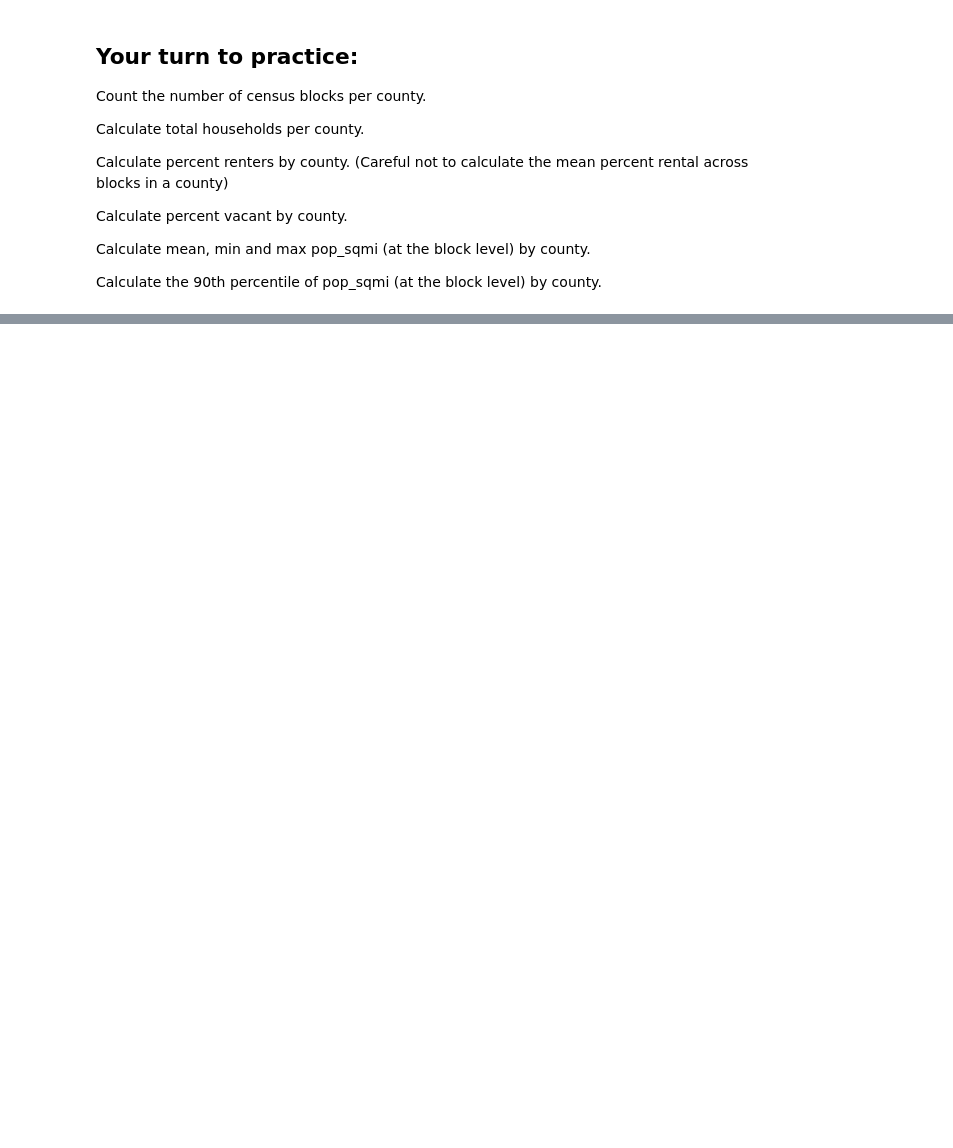
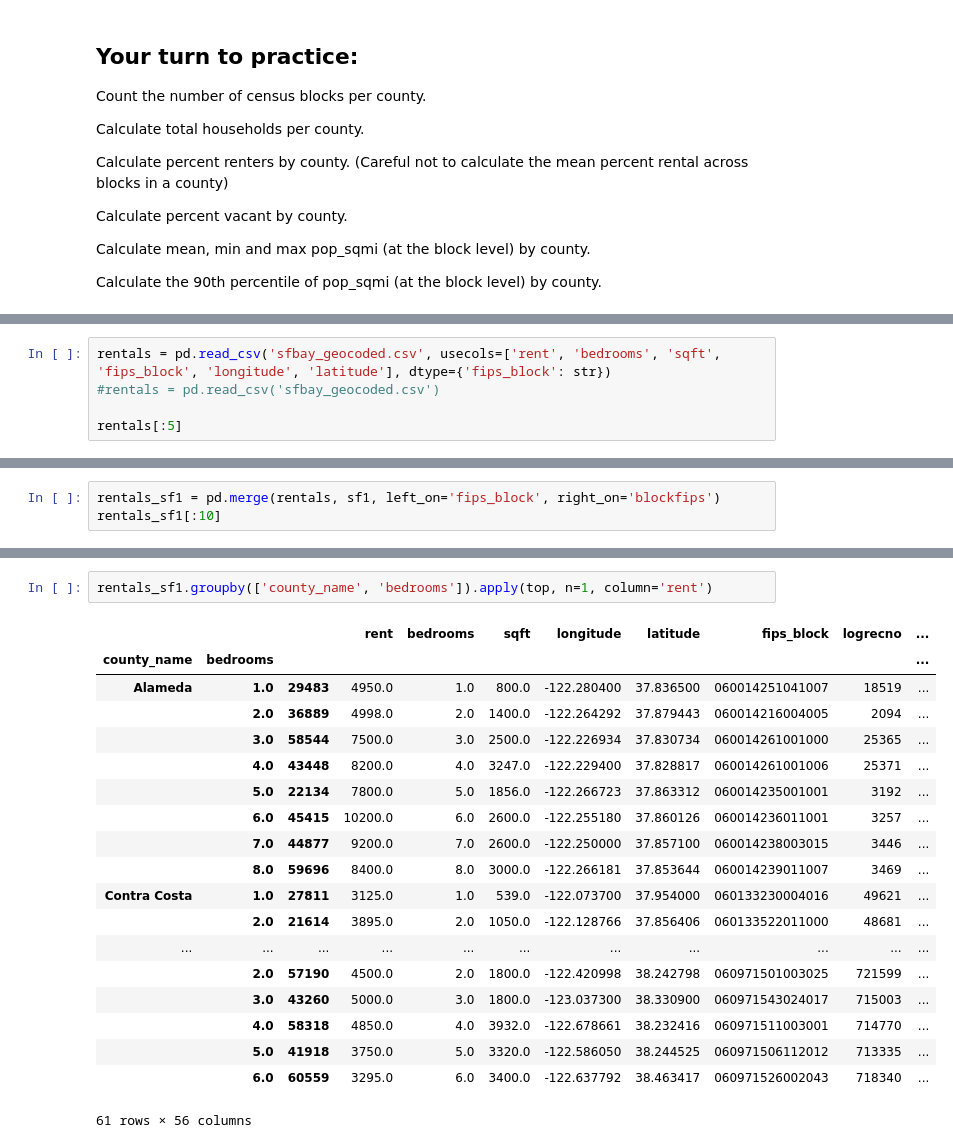
Before and after one commit to waddell/urban-informatics-and-visualization, a Jupyter notebook: Session 16 - Oct 19 - Pandas Data Science Part 1/data-science-part-1.ipynb, the cells around one changed output, grey strips where cells are left out. Saved outputs shown, nothing was run; the diff lists cells and outputs as text; blank space fills up the shorter version.

```diff
--- a/Session 16 - Oct 19 - Pandas Data Science Part 1/data-science-part-1.ipynb
+++ b/Session 16 - Oct 19 - Pandas Data Science Part 1/data-science-part-1.ipynb
@@ -140,0 +370,5 @@ Calculate the 90th percentile of pop_sqmi (at the block level) by county.
+# %%
+rentals = pd.read_csv('sfbay_geocoded.csv', usecols=['rent', 'bedrooms', 'sqft', 'fips_block', 'longitude', 'latitude'], dtype={'fips_block': str})
+#rentals = pd.read_csv('sfbay_geocoded.csv')
+
+rentals[:5]
@@ -140,0 +384,3 @@ Calculate the 90th percentile of pop_sqmi (at the block level) by county.
+# %%
+rentals_sf1 = pd.merge(rentals, sf1, left_on='fips_block', right_on='blockfips')
+rentals_sf1[:10]
@@ -140,0 +479,22 @@ Calculate the 90th percentile of pop_sqmi (at the block level) by county.
+# %%
+rentals_sf1.groupby(['county_name', 'bedrooms']).apply(top, n=1, column='rent')
+# %% [output]
+|  |  |  | rent | bedrooms | sqft | longitude | latitude | fips_block | logrecno | ... |
+| county_name | bedrooms |  |  |  |  |  |  |  |  | ... |
+| Alameda | 1.0 | 29483 | 4950.0 | 1.0 | 800.0 | -122.280400 | 37.836500 | 060014251041007 | 18519 | ... |
+|  | 2.0 | 36889 | 4998.0 | 2.0 | 1400.0 | -122.264292 | 37.879443 | 060014216004005 | 2094 | ... |
+|  | 3.0 | 58544 | 7500.0 | 3.0 | 2500.0 | -122.226934 | 37.830734 | 060014261001000 | 25365 | ... |
+|  | 4.0 | 43448 | 8200.0 | 4.0 | 3247.0 | -122.229400 | 37.828817 | 060014261001006 | 25371 | ... |
+|  | 5.0 | 22134 | 7800.0 | 5.0 | 1856.0 | -122.266723 | 37.863312 | 060014235001001 | 3192 | ... |
+|  | 6.0 | 45415 | 10200.0 | 6.0 | 2600.0 | -122.255180 | 37.860126 | 060014236011001 | 3257 | ... |
+|  | 7.0 | 44877 | 9200.0 | 7.0 | 2600.0 | -122.250000 | 37.857100 | 060014238003015 | 3446 | ... |
+|  | 8.0 | 59696 | 8400.0 | 8.0 | 3000.0 | -122.266181 | 37.853644 | 060014239011007 | 3469 | ... |
+| Contra Costa | 1.0 | 27811 | 3125.0 | 1.0 | 539.0 | -122.073700 | 37.954000 | 060133230004016 | 49621 | ... |
+|  | 2.0 | 21614 | 3895.0 | 2.0 | 1050.0 | -122.128766 | 37.856406 | 060133522011000 | 48681 | ... |
+| ... | ... | ... | ... | ... | ... | ... | ... | ... | ... | ... |
+|  | 2.0 | 57190 | 4500.0 | 2.0 | 1800.0 | -122.420998 | 38.242798 | 060971501003025 | 721599 | ... |
+|  | 3.0 | 43260 | 5000.0 | 3.0 | 1800.0 | -123.037300 | 38.330900 | 060971543024017 | 715003 | ... |
+|  | 4.0 | 58318 | 4850.0 | 4.0 | 3932.0 | -122.678661 | 38.232416 | 060971511003001 | 714770 | ... |
+|  | 5.0 | 41918 | 3750.0 | 5.0 | 3320.0 | -122.586050 | 38.244525 | 060971506112012 | 713335 | ... |
+|  | 6.0 | 60559 | 3295.0 | 6.0 | 3400.0 | -122.637792 | 38.463417 | 060971526002043 | 718340 | ... |
+61 rows × 56 columns
```
Also changed, not shown: parts of 33 cells of this notebook.
